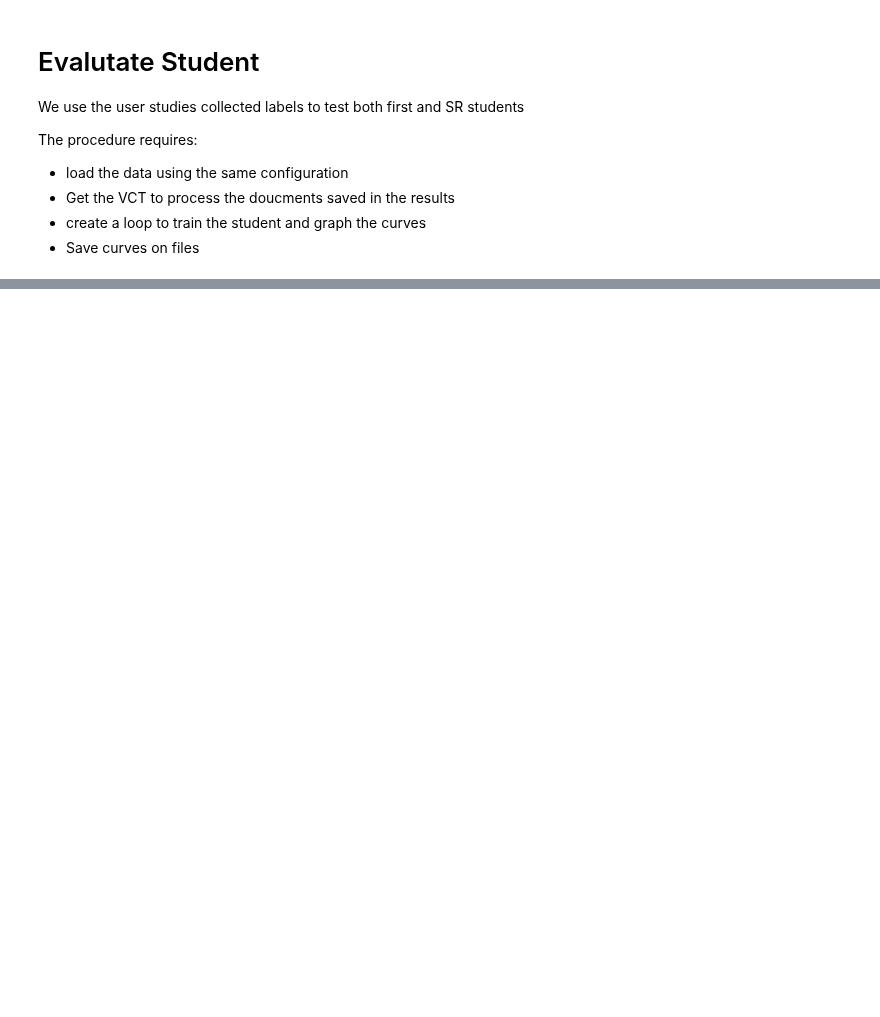
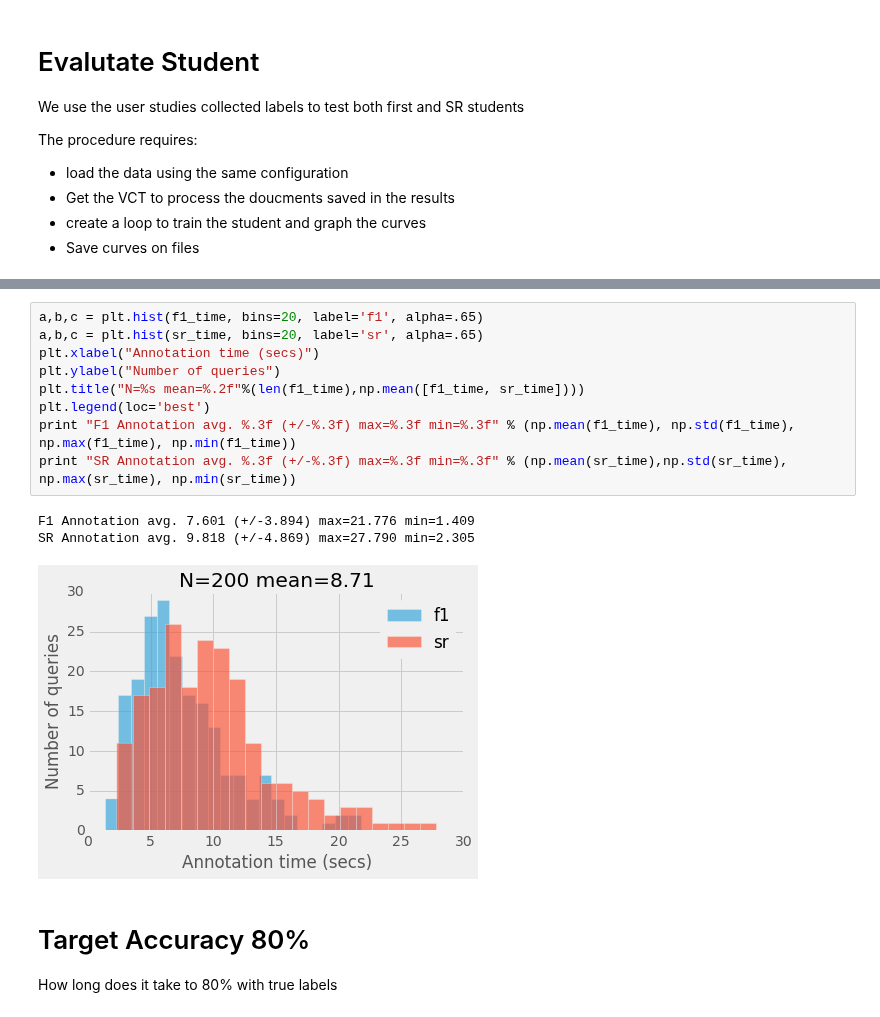
Before and after one commit to mramire8/notebooks, a Jupyter notebook: evaluate_student_user_study.ipynb, the cells around one changed output, grey strips where cells are left out. Cells and saved outputs as stored; diff of their text form; blank space fills up the shorter version.

```diff
--- a/evaluate_student_user_study.ipynb
+++ b/evaluate_student_user_study.ipynb
@@ -240,0 +280,17 @@ f1 0.513185801753
+# %%
+a,b,c = plt.hist(f1_time, bins=20, label='f1', alpha=.65)
+a,b,c = plt.hist(sr_time, bins=20, label='sr', alpha=.65)
+plt.xlabel("Annotation time (secs)")
+plt.ylabel("Number of queries")
+plt.title("N=%s mean=%.2f"%(len(f1_time),np.mean([f1_time, sr_time])))
+plt.legend(loc='best')
+print "F1 Annotation avg. %.3f (+/-%.3f) max=%.3f min=%.3f" % (np.mean(f1_time), np.std(f1_time), np.max(f1_time), np.min(f1_time))
+print "SR Annotation avg. %.3f (+/-%.3f) max=%.3f min=%.3f" % (np.mean(sr_time),np.std(sr_time), np.max(sr_time), np.min(sr_time))
+# %% [output]
+F1 Annotation avg. 7.601 (+/-3.894) max=21.776 min=1.409
+SR Annotation avg. 9.818 (+/-4.869) max=27.790 min=2.305
+[figure, added]
+# %% [markdown]
+# Target Accuracy 80%
+
+How long does it take to 80% with true labels
```
Also changed, not shown: parts of 36 cells of this notebook, 3 other files.
